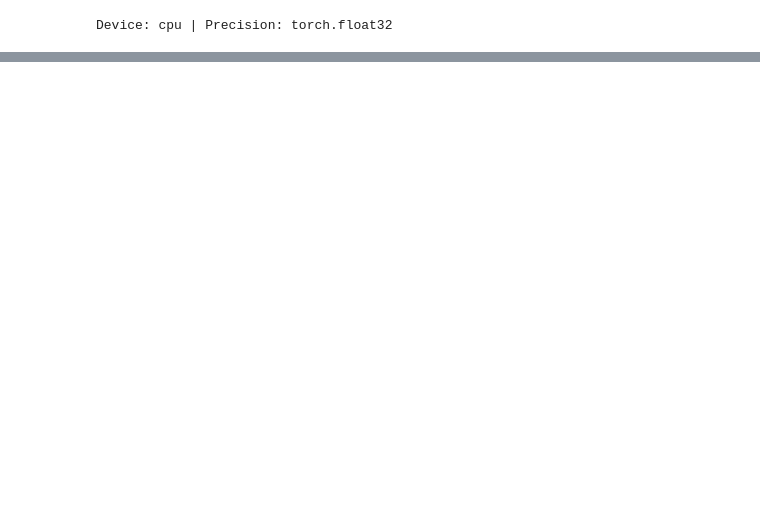
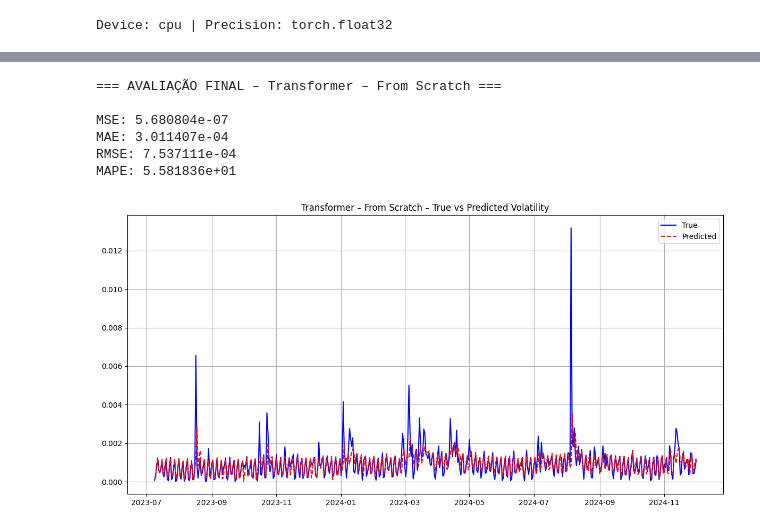
Before and after one commit to Pennini/iniciacao-cientifica, a Jupyter notebook: notebooks/6. GridSearch PatchTST.ipynb, the cells around one changed output, grey strips where cells are left out. Saved outputs shown, nothing was run; the diff lists cells and outputs as text; code cells hidden in the pictures; blank space fills up the shorter version.

Commit message:
Modelo Scratch testado e com pesquisa de hiperparâmetros

```diff
--- a/notebooks/6. GridSearch PatchTST.ipynb
+++ b/notebooks/6. GridSearch PatchTST.ipynb
@@ -42,14 +43,22 @@ FEATURES = ["Vol_lag_1", "Vol_week_mean", "Vol_month_mean"]
 ID_COLUMNS = []             # Sem IDs (série única)
 
 # Tamanhos das janelas: histórico 7 dias, previsão 1 dia (dados diários)
-CONTEXT_LENGTH = 512         # Janela histórica: x dias passados
+CONTEXT_LENGTH = 256         # Janela histórica: x dias passados
 FORECAST_HORIZON = 1        # Prever: x dias à frente
 
 TRAIN_FRAC, VALID_FRAC = 0.7, 0.1  # Frações treino/validação/teste
 
 # Hyperparâmetros do modelo
-PATCH_LENGTH = 1            # Tamanho do patch (1=sem patchificação, mantém cada dia)
+PATCH_LENGTH = 16            # Tamanho do patch (1=sem patchificação, mantém cada dia)
 BATCH_SIZE = 32             # Samples por batch (reduzir se GPU memory limitada)
 NUM_WORKERS = 0             # Workers para data loading (0 em Windows)
 EPOCHS = 50                 # Reduzido: 50→30 (volatilidade tem ciclos curtos)
 LEARNING_RATE = 1e-4        # Taxa de aprendizado
+
+D_MODEL = 128              # Dimensão do modelo (embedding)
+NUM_ATTENTION_HEADS = 8     # Número de cabeças de atenção
+NUM_HIDDEN_LAYERS = 2      # Número de camadas ocultas (reduzido para evitar overfitting)
+FFN_DIM = 256              # Dimensão da feedforward network (aumentado para compensar menos camadas)
+DROPOUT = 0.1              # Taxa de dropout
+ATTENTION_DROPOUT = 0.1
+SCALING = False            # Desativar escalonamento (já normalizamos os dados)
@@ -1235,0 +159,12 @@ KeyboardInterrupt:
+# %%
+forecast_dates_scratch, results_scratch = evaluate_and_visualize(
+    model,
+    test_ds,
+    tsp,
+    test_df,
+    model_name="Transformer – From Scratch",
+    timestamp_col=TIMESTAMP_COLUMN,
+    context_lenght=CONTEXT_LENGTH,
+    batch_size=BATCH_SIZE
+)
+# %% [output]
@@ -1235,0 +172,7 @@ KeyboardInterrupt:
+=== AVALIAÇÃO FINAL – Transformer – From Scratch ===
+
+MSE: 5.680804e-07
+MAE: 3.011407e-04
+RMSE: 7.537111e-04
+MAPE: 5.581836e+01
+[figure, added]
```
Also changed, not shown: parts of 34 cells of this notebook, 50 other files.
